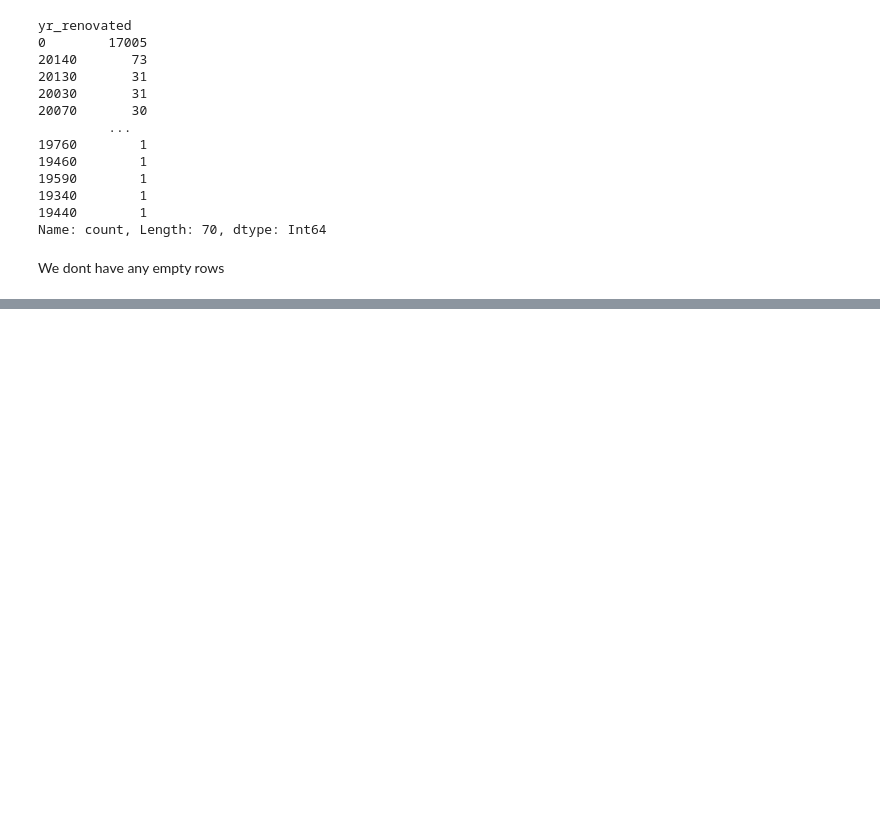
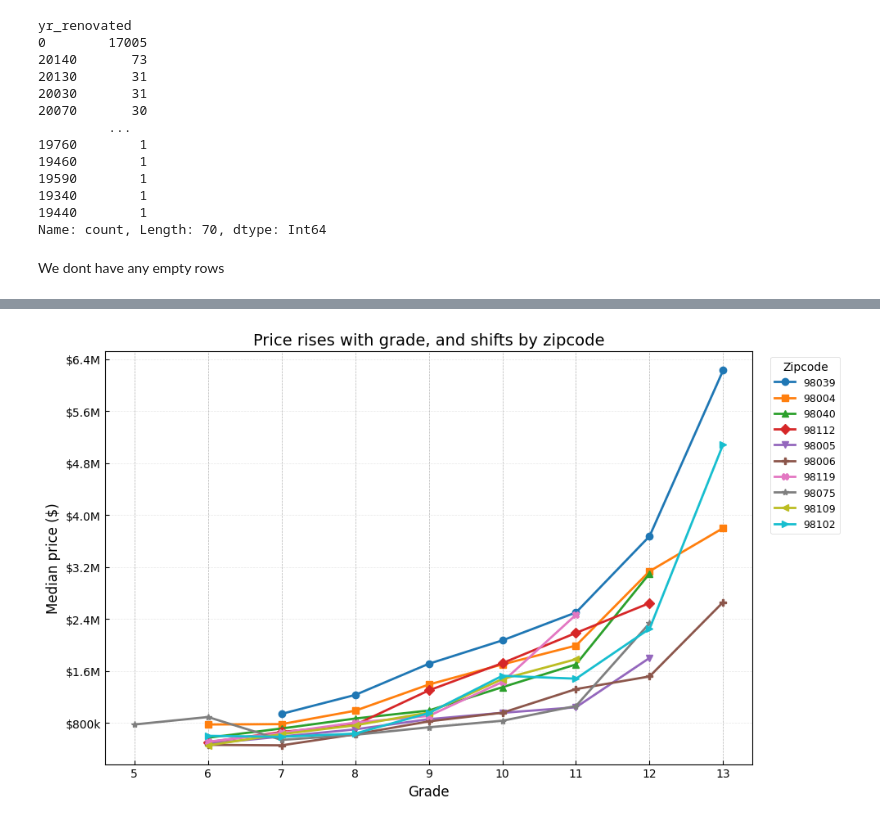
Before and after one commit to Dhanyacode12/ds-eda-project-template, a Jupyter notebook: 04_eda.ipynb, the cells around one changed output, grey strips where cells are left out. Cells and saved outputs as stored; diff of their text form; code cells hidden in the pictures; blank space fills up the shorter version.

```diff
--- a/04_eda.ipynb
+++ b/04_eda.ipynb
@@ -201,0 +252,35 @@ np.int64(17749)
+# %%
+import matplotlib.cm as cm
+import matplotlib.ticker as mticker
+
+colors = sns.color_palette("tab10", n_colors=len(top_zips))
+markers = ["o", "s", "^", "D", "v", "P", "X", "*", "<", ">"]
+
+fig, ax = plt.subplots(figsize=(10, 6))
+for i, zc in enumerate(top_zips):
+    sub = pivot.loc[zc]
+    ax.plot(
+        sub.index.astype(str),
+        sub.values,
+        marker=markers[i % len(markers)],
+        color=colors[i],
+        linewidth=2,
+        markersize=6,
+        label=zc,
+    )
+
+ax.set_title("Price rises with grade, and shifts by zipcode", fontsize=14)
+ax.set_xlabel("Grade", fontsize=12)
+ax.set_ylabel("Median price ($)", fontsize=12)
+
+ax.yaxis.set_major_formatter(mticker.FuncFormatter(lambda x, _: f"${x/1_000_000:.1f}M" if x >= 1_000_000 else f"${x/1000:.0f}k"))
+ax.yaxis.set_major_locator(mticker.MaxNLocator(nbins=8))
+
+ax.tick_params(axis="both", labelsize=10)
+ax.grid(True, axis="y", alpha=0.3)
+
+ax.legend(title="Zipcode", bbox_to_anchor=(1.02, 1), loc="upper left", fontsize=9)
+plt.tight_layout()
+plt.show()
+# %% [output]
+[figure, added]
```
Also changed, not shown: parts of 21 cells of this notebook.
